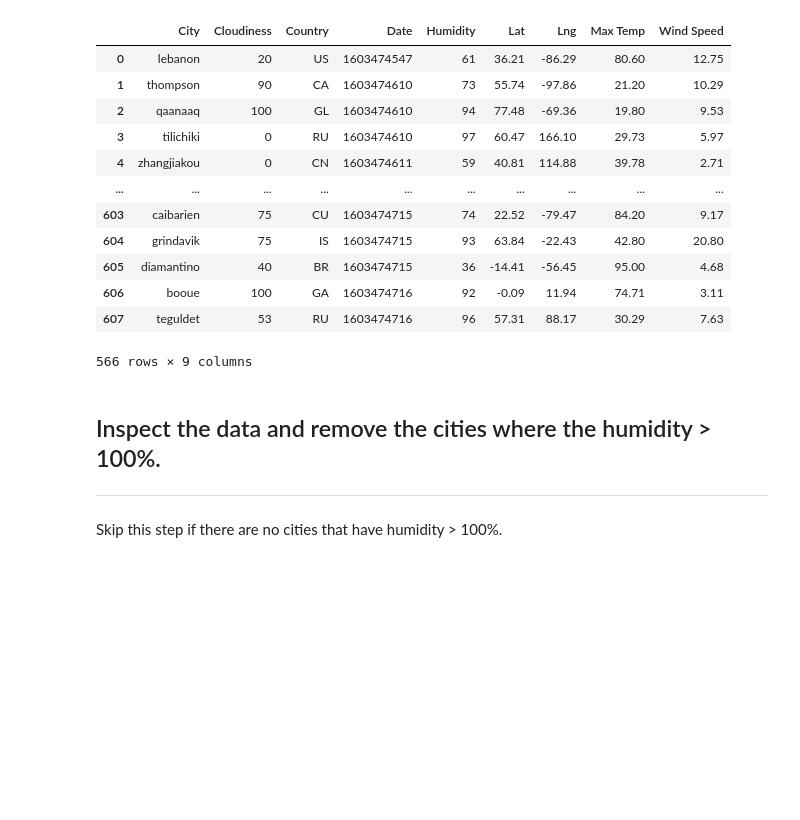
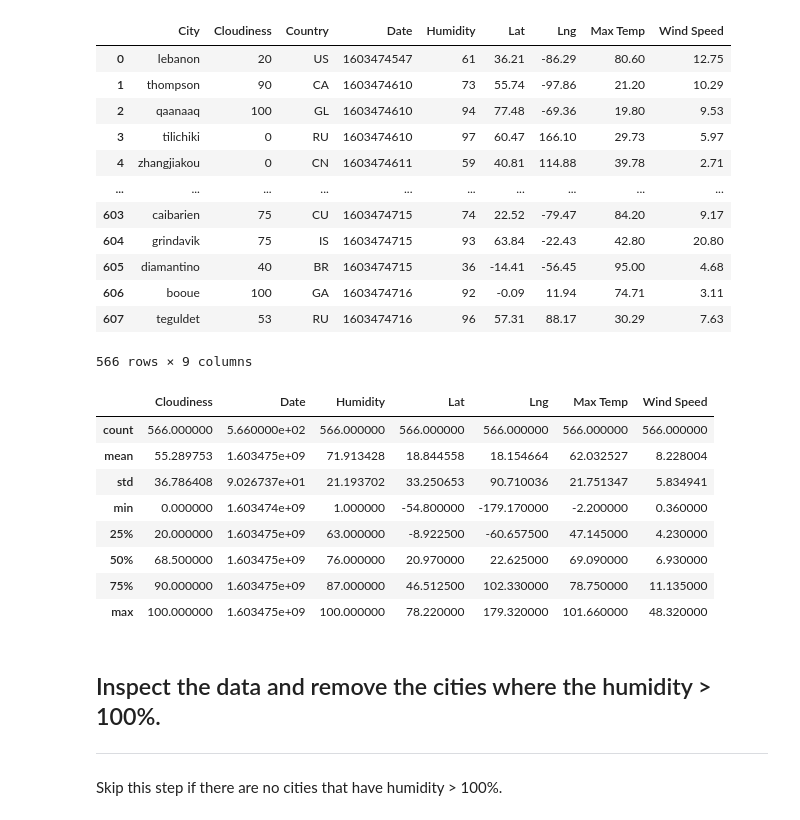
Before and after one commit to haiwy1218/Python-Api-Challenge, a Jupyter notebook: weatherpy/WeatherPy.ipynb, the cells around one changed output. Cells and saved outputs as stored; diff of their text form; code cells hidden in the pictures; blank space fills up the shorter version.

Commit message:
checked to see if there were cities over 100% humidity max

```diff
--- a/weatherpy/WeatherPy.ipynb
+++ b/weatherpy/WeatherPy.ipynb
@@ -125,6 +125,18 @@ df
 | 606 | booue | 100 | GA | 1603474716 | 92 | -0.09 | 11.94 | 74.71 | 3.11 |
 | 607 | teguldet | 53 | RU | 1603474716 | 96 | 57.31 | 88.17 | 30.29 | 7.63 |
 566 rows × 9 columns
+# %%
+df.describe()
+# %% [output]
+|  | Cloudiness | Date | Humidity | Lat | Lng | Max Temp | Wind Speed |
+| count | 566.000000 | 5.660000e+02 | 566.000000 | 566.000000 | 566.000000 | 566.000000 | 566.000000 |
+| mean | 55.289753 | 1.603475e+09 | 71.913428 | 18.844558 | 18.154664 | 62.032527 | 8.228004 |
+| std | 36.786408 | 9.026737e+01 | 21.193702 | 33.250653 | 90.710036 | 21.751347 | 5.834941 |
+| min | 0.000000 | 1.603474e+09 | 1.000000 | -54.800000 | -179.170000 | -2.200000 | 0.360000 |
+| 25% | 20.000000 | 1.603475e+09 | 63.000000 | -8.922500 | -60.657500 | 47.145000 | 4.230000 |
+| 50% | 68.500000 | 1.603475e+09 | 76.000000 | 20.970000 | 22.625000 | 69.090000 | 6.930000 |
+| 75% | 90.000000 | 1.603475e+09 | 87.000000 | 46.512500 | 102.330000 | 78.750000 | 11.135000 |
+| max | 100.000000 | 1.603475e+09 | 100.000000 | 78.220000 | 179.320000 | 101.660000 | 48.320000 |
 # %% [markdown]
 ## Inspect the data and remove the cities where the humidity > 100%.
 ----
```
